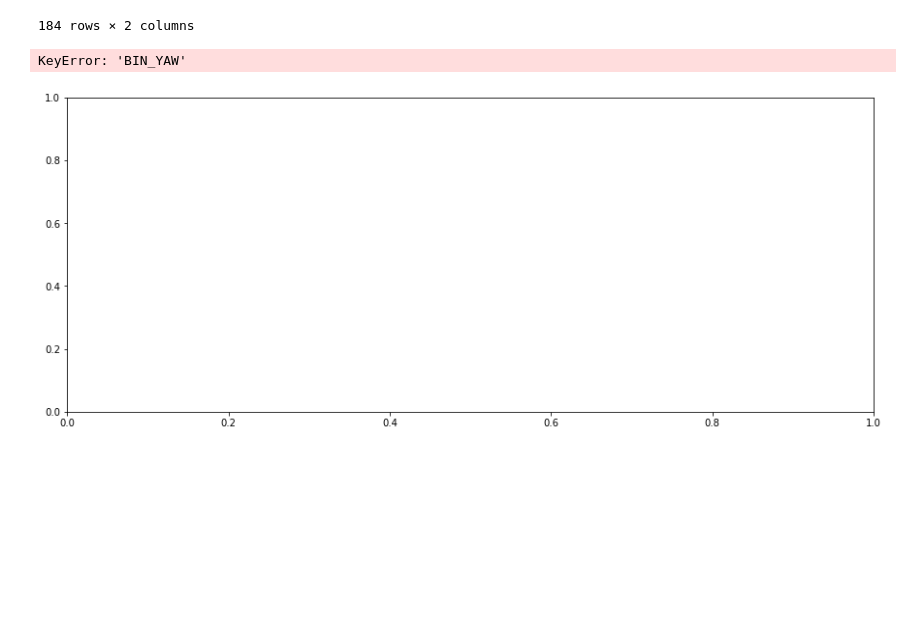
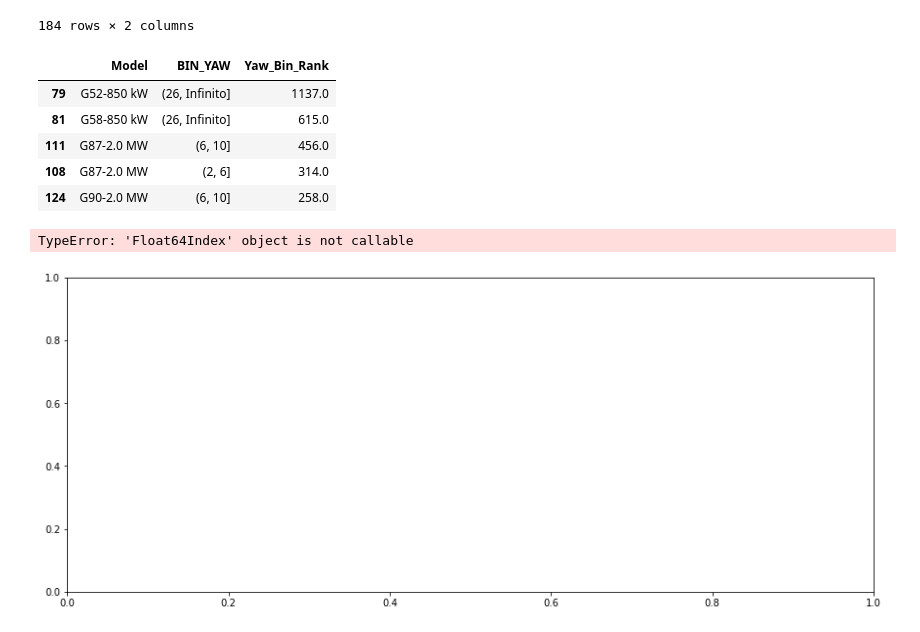
Before and after one commit to code-JOA/Wind-Turbine-Project, a Jupyter notebook: notebooks/OEM-Analysis.ipynb, the cells around one changed output. Saved outputs shown, nothing was run; the diff lists cells and outputs as text; code cells hidden in the pictures; blank space fills up the shorter version.

```diff
--- a/notebooks/OEM-Analysis.ipynb
+++ b/notebooks/OEM-Analysis.ipynb
@@ -358,11 +358,20 @@ alert_ordered
 | (22, 26] | ECO80 S6 | 1.0 |
 | (22, 26] | ECO80 S9 | 1.0 |
 184 rows × 2 columns
+# %%
+oem_alert.head()
+# %% [output]
+|  | Model | BIN_YAW | Yaw_Bin_Rank |
+| 79 | G52-850 kW | (26, Infinito] | 1137.0 |
+| 81 | G58-850 kW | (26, Infinito] | 615.0 |
+| 111 | G87-2.0 MW | (6, 10] | 456.0 |
+| 108 | G87-2.0 MW | (2, 6] | 314.0 |
+| 124 | G90-2.0 MW | (6, 10] | 258.0 |
 # %%
 sns.countplot(y= "BIN_YAW", data=oem_yaw_data, order=oem_yaw_data['BIN_YAW'].value_counts().iloc[:25].index)
 # %%
 fig, ax = plt.subplots(1,1, figsize=(15, 6))
-data_q1 = alert_ordered['BIN_YAW'].value_counts().iloc[:25].sort_index()
+data_q1 = oem_alert['Yaw_Bin_Rank'].value_counts().iloc[:25].index()
 ax.bar(data_q1.index, data_q1, width=0.55,
        edgecolor='darkgray', color='#004c70',
        linewidth=0.7)
@@ -384,5 +393,5 @@ fig.text(0.1, 0.95, 'Ordered Yaw Bin Rank', fontsize=15, fontweight='bold', font
 ax.grid(axis='y', linestyle='-', alpha=0.4)
 plt.show()
 # %% [output]
-KeyError: 'BIN_YAW'
+TypeError: 'Float64Index' object is not callable
 [figure]
```
